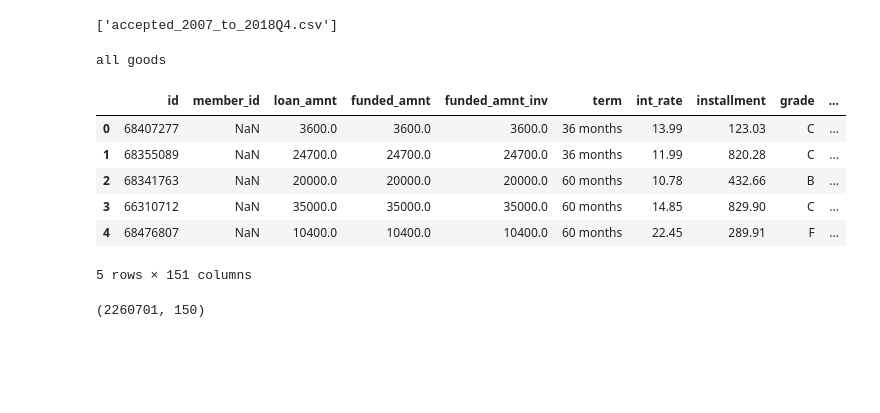
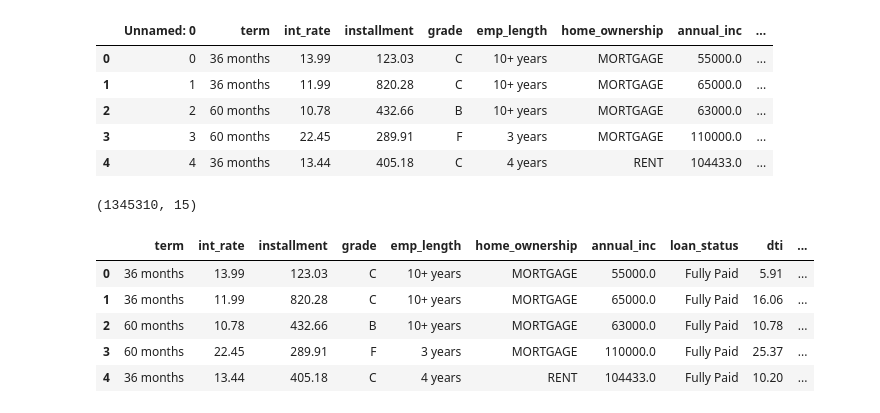
Before and after one commit to Rilwanou/scoring_ifrs9, a Jupyter notebook: notebooks/preprocessing.ipynb, the cells around one changed output. Drawn from its saved outputs; the diff is of its cells as text; code cells hidden in the pictures; blank space fills up the shorter version.

```diff
--- a/notebooks/preprocessing.ipynb
+++ b/notebooks/preprocessing.ipynb
@@ -10,29 +7,12 @@ import matplotlib.pyplot as plt
 %matplotlib inline
-# %%
-path = r"C:\Users\RiL\Desktop\Prog\data"
-dossier = os.listdir(path)
-dossier
-# %% [output]
-['accepted_2007_to_2018Q4.csv']
-# %%
-dossier_acc = path + dossier[0]
-acc_fn = path + '\\' + dossier[0]
-acc_fn
-if os.path.isfile(acc_fn):
-    print('all goods')
-else:
-    print('warning!')
-# %% [output]
-all goods
 # %%
 # Chargement de la base de donnée
-acc_df = pd.read_csv(acc_fn, low_memory=False)
+acc_df = pd.read_csv(r'C:\Users\RiL\Desktop\Prog\scoring_ifrs9\data\raw\data_final.csv', low_memory=False)
 acc_df.head()
 # %% [output]
-|  | id | member_id | loan_amnt | funded_amnt | funded_amnt_inv | term | int_rate | installment | grade | ... |
-| 0 | 68407277 | NaN | 3600.0 | 3600.0 | 3600.0 | 36 months | 13.99 | 123.03 | C | ... |
-| 1 | 68355089 | NaN | 24700.0 | 24700.0 | 24700.0 | 36 months | 11.99 | 820.28 | C | ... |
-| 2 | 68341763 | NaN | 20000.0 | 20000.0 | 20000.0 | 60 months | 10.78 | 432.66 | B | ... |
-| 3 | 66310712 | NaN | 35000.0 | 35000.0 | 35000.0 | 60 months | 14.85 | 829.90 | C | ... |
-| 4 | 68476807 | NaN | 10400.0 | 10400.0 | 10400.0 | 60 months | 22.45 | 289.91 | F | ... |
+|  | Unnamed: 0 | term | int_rate | installment | grade | emp_length | home_ownership | annual_inc | ... |
+| 0 | 0 | 36 months | 13.99 | 123.03 | C | 10+ years | MORTGAGE | 55000.0 | ... |
+| 1 | 1 | 36 months | 11.99 | 820.28 | C | 10+ years | MORTGAGE | 65000.0 | ... |
+| 2 | 2 | 60 months | 10.78 | 432.66 | B | 10+ years | MORTGAGE | 63000.0 | ... |
+| 3 | 3 | 60 months | 22.45 | 289.91 | F | 3 years | MORTGAGE | 110000.0 | ... |
+| 4 | 4 | 36 months | 13.44 | 405.18 | C | 4 years | RENT | 104433.0 | ... |
-5 rows × 151 columns
@@ -44,5 +19,16 @@ for i in acc_df.columns:
-# %%
-acc_data.shape
-# Une seule variable supprimé !
-# %% [output]
-(2260701, 150)
+# %%
+var_d_interet = [
+    "term", "int_rate", "installment", "grade", "emp_length", "home_ownership", "annual_inc", "loan_status", "dti", "tot_cur_bal", "open_acc_6m",
+    "total_bal_il", "inq_fi", "mort_acc", "num_sats"
+]
+acc_df = acc_df[var_d_interet]
+print(acc_df.shape)
+acc_df.head()
+# %% [output]
+(1345310, 15)
+|  | term | int_rate | installment | grade | emp_length | home_ownership | annual_inc | loan_status | dti | ... |
+| 0 | 36 months | 13.99 | 123.03 | C | 10+ years | MORTGAGE | 55000.0 | Fully Paid | 5.91 | ... |
+| 1 | 36 months | 11.99 | 820.28 | C | 10+ years | MORTGAGE | 65000.0 | Fully Paid | 16.06 | ... |
+| 2 | 60 months | 10.78 | 432.66 | B | 10+ years | MORTGAGE | 63000.0 | Fully Paid | 10.78 | ... |
+| 3 | 60 months | 22.45 | 289.91 | F | 3 years | MORTGAGE | 110000.0 | Fully Paid | 25.37 | ... |
+| 4 | 36 months | 13.44 | 405.18 | C | 4 years | RENT | 104433.0 | Fully Paid | 10.20 | ... |
```
Also changed, not shown: parts of 56 cells of this notebook, 3 other files.
